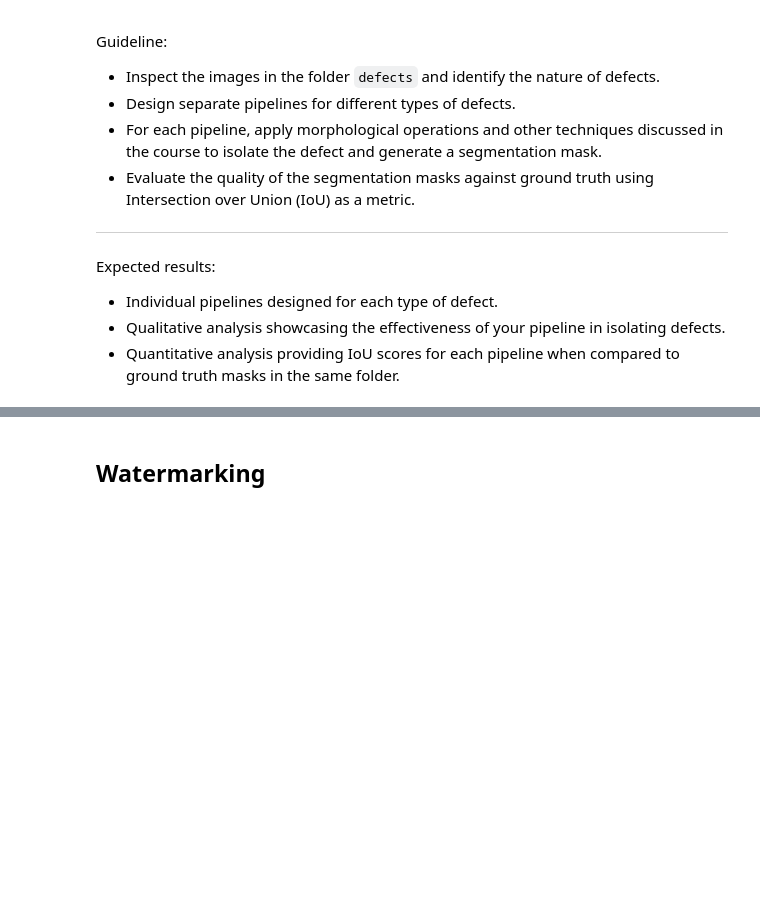
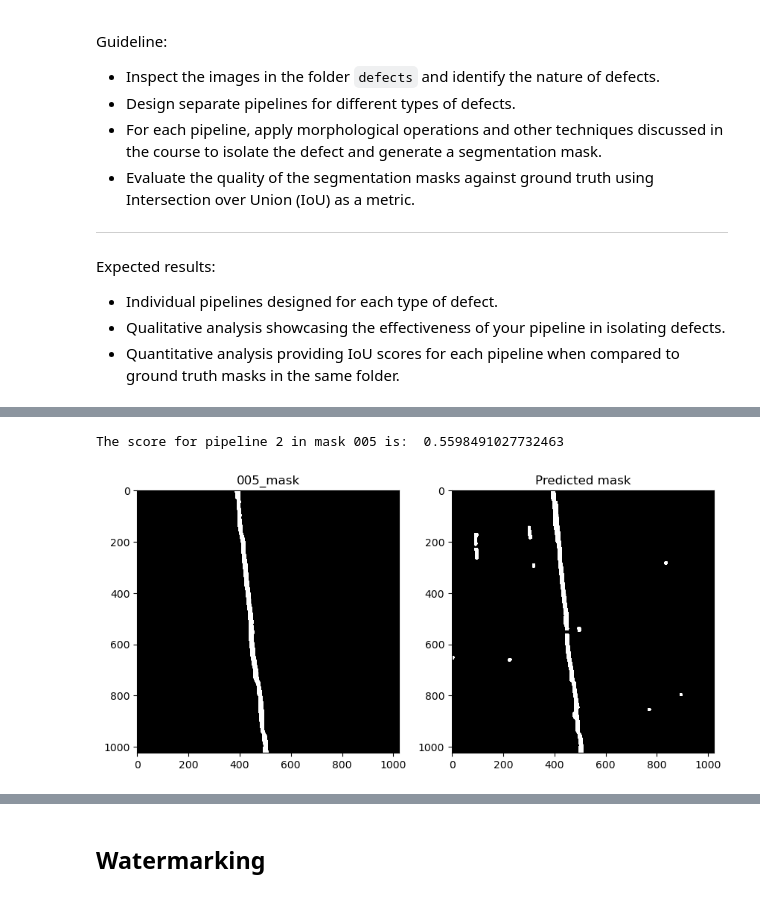
Before and after one commit to Pikurrot/cv-problems-uab, a Jupyter notebook: Lab 2/Practicum_Fundamentals_CV_Students_Lab2.ipynb, the cells around one changed output, grey strips where cells are left out. Cells and saved outputs as stored; diff of their text form; code cells hidden in the pictures; blank space fills up the shorter version.

Commit message:
Complete defect detection

```diff
--- a/Lab 2/Practicum_Fundamentals_CV_Students_Lab2.ipynb
+++ b/Lab 2/Practicum_Fundamentals_CV_Students_Lab2.ipynb
@@ -540,0 +663,18 @@ Expected results:
+# %%
+mask_2 = np.array(cv2.imread('images/defect/005_mask.png', cv2.IMREAD_GRAYSCALE), dtype=np.uint8)
+woodcrack = np.array(cv2.imread('images/defect/005.png', cv2.IMREAD_GRAYSCALE), dtype=np.uint8)
+pipeline_2_result = pipeline_2(woodcrack)
+
+plt.figure(figsize=(10, 5))
+plt.subplot(1, 2, 1)
+plt.title('005_mask')
+plt.imshow(mask_2, cmap='gray', vmin=0, vmax=1)
+plt.subplot(1, 2, 2)
+plt.title('Predicted mask')
+plt.imshow(pipeline_2_result, cmap='gray', vmin=0, vmax=1)
+score_2 = calculate_iou(mask_2, pipeline_2_result)
+print("The score for pipeline 2 in mask 005 is: ", score_2)
+plt.show()
+# %% [output]
+The score for pipeline 2 in mask 005 is:  0.5598491027732463
+[figure, added]
```
Also changed, not shown: parts of 3 cells of this notebook.
